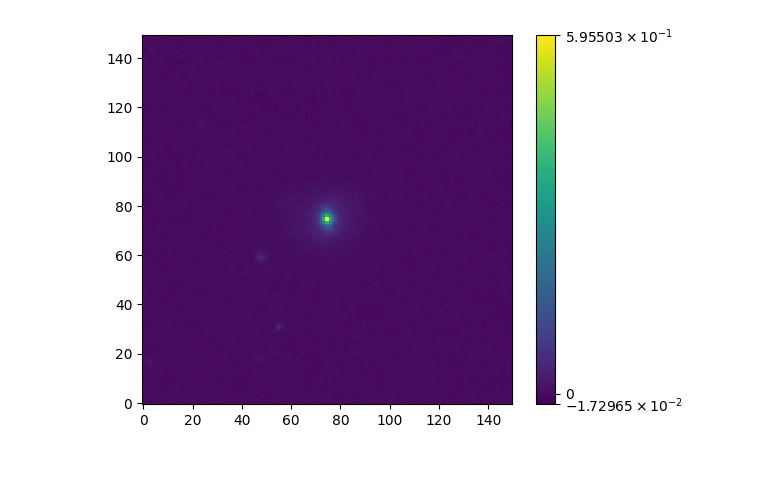
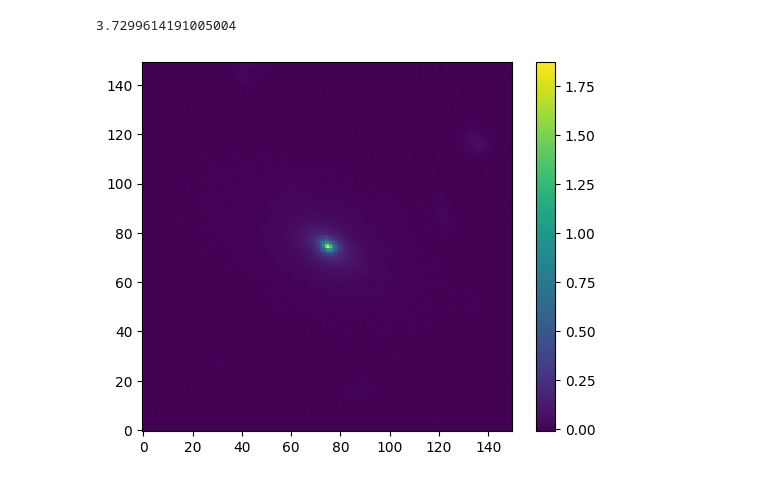
Before and after one commit to OliverRedhead/Gravitational-Lensing, a Jupyter notebook: euclid_generator/testing.ipynb, the cells around one changed output. Drawn from its saved outputs; the diff is of its cells as text; code cells hidden in the pictures.

```diff
--- a/euclid_generator/testing.ipynb
+++ b/euclid_generator/testing.ipynb
@@ -59,0 +81,6 @@ import os
+# %%
+with fits.open("lrg_used_for_karina_sim/" + lens_files[2000]) as hdul:
+    print(hdul.info())
+    flux = hdul[1].data
+    psf = hdul[2].data
+    rms = hdul[3].data
@@ -60,14 +132,17 @@ import os
+# %%
+print(fwhm_from_moments(psf))
+# %% [output]
+3.7299614191005004
+# %%
+i = 24
 # %%
-with os.scandir("lrg_used_for_karina_sim/") as entries:
-    lens_files = np.array([item.name for item in entries])
-
-with fits.open("lrg_used_for_karina_sim/" + lens_files[6]) as hdul:
+with fits.open("lrg_used_for_karina_sim/" + lens_files[i]) as hdul:
     image_header = hdul[1].header
     image_data = hdul[1].data
 
-    # print(image_hexader)
-    plt.imshow(image_data, origin='lower', norm="symlog")
+    # plt.imshow(image_data, origin='lower', norm='log')
+    plt.imshow(image_data, origin='lower')
     plt.colorbar()
     plt.show()
 # %% [output]
-[figure, old version]
+[figure, new version]
```
Also changed, not shown: parts of 64 cells of this notebook, 40 other files.
